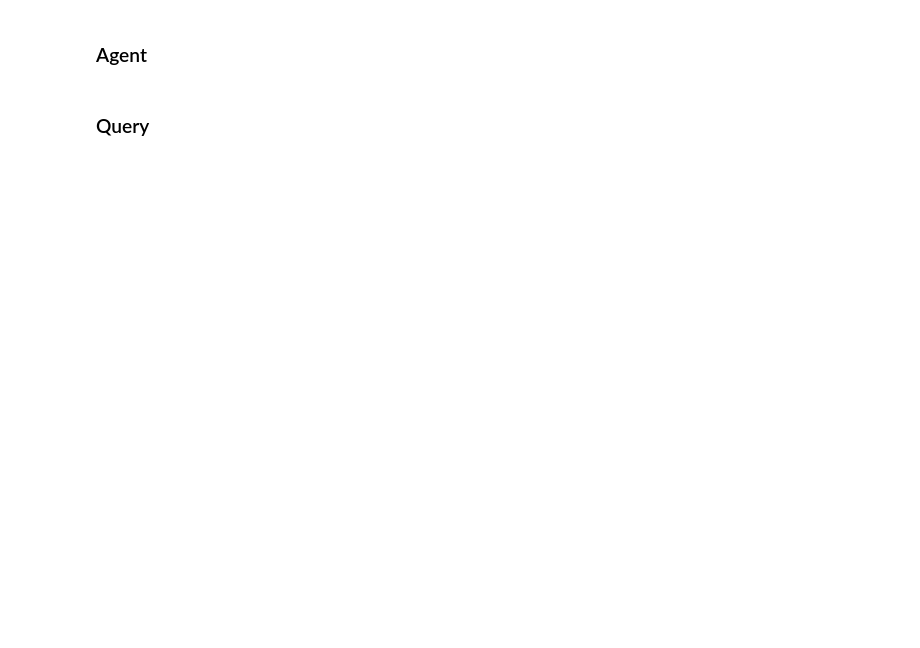
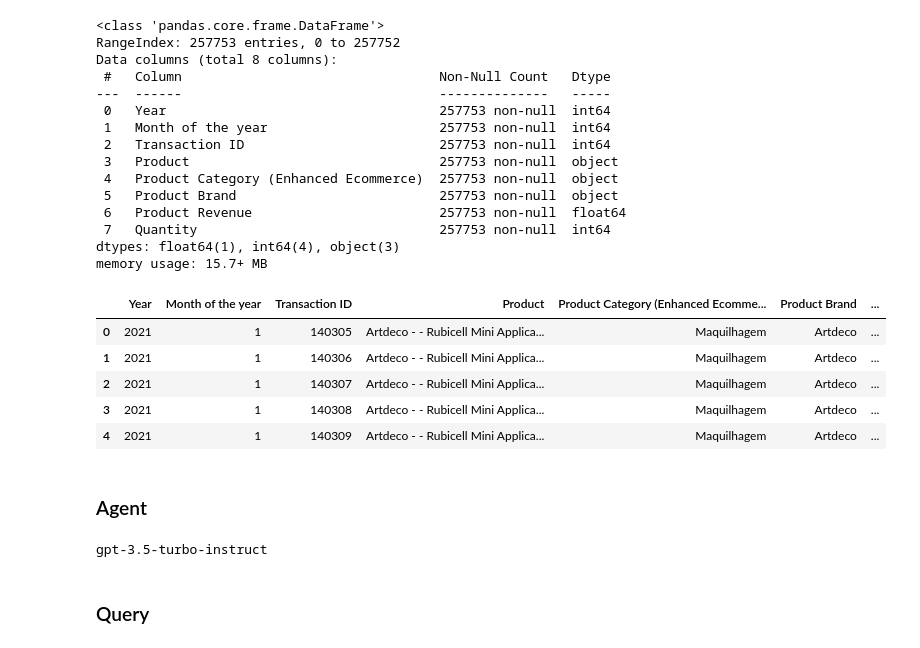
Before and after one commit to melogabriel/langchain-chatgpt, a Jupyter notebook: LangChain_ChatGPT.ipynb, the cells around one changed output. Saved outputs shown, nothing was run; the diff lists cells and outputs as text; code cells hidden in the pictures; blank space fills up the shorter version.

```diff
--- a/LangChain_ChatGPT.ipynb
+++ b/LangChain_ChatGPT.ipynb
@@ -6,17 +14,35 @@
 # %%
-from langchain.agents import create_pandas_dataframe_agent
-from langchain.llms import OpenAI
-import os
+from langchain_experimental.agents.agent_toolkits import create_pandas_dataframe_agent
+# from langchain_openai import OpenAI
+from langchain_openai import AzureOpenAI
 import pandas as pd
-
-
-# Set the OpenAI API key
-os.environ["OPENAI_API_KEY"] = "your_api_key_here"
 
 df = pd.read_csv('perfumes.csv', delimiter=';')
 df = df.fillna(0)
 
 df.info()
 df.head()
+# %% [output]
+<class 'pandas.core.frame.DataFrame'>
+RangeIndex: 257753 entries, 0 to 257752
+Data columns (total 8 columns):
+ #   Column                                 Non-Null Count   Dtype
+---  ------                                 --------------   -----
+ 0   Year                                   257753 non-null  int64
+ 1   Month of the year                      257753 non-null  int64
+ 2   Transaction ID                         257753 non-null  int64
+ 3   Product                                257753 non-null  object
+ 4   Product Category (Enhanced Ecommerce)  257753 non-null  object
+ 5   Product Brand                          257753 non-null  object
+ 6   Product Revenue                        257753 non-null  float64
+ 7   Quantity                               257753 non-null  int64
+dtypes: float64(1), int64(4), object(3)
+memory usage: 15.7+ MB
+|  | Year | Month of the year | Transaction ID | Product | Product Category (Enhanced Ecomme... | Product Brand | ... |
+| 0 | 2021 | 1 | 140305 | Artdeco - - Rubicell Mini Applica... | Maquilhagem | Artdeco | ... |
+| 1 | 2021 | 1 | 140306 | Artdeco - - Rubicell Mini Applica... | Maquilhagem | Artdeco | ... |
+| 2 | 2021 | 1 | 140307 | Artdeco - - Rubicell Mini Applica... | Maquilhagem | Artdeco | ... |
+| 3 | 2021 | 1 | 140308 | Artdeco - - Rubicell Mini Applica... | Maquilhagem | Artdeco | ... |
+| 4 | 2021 | 1 | 140309 | Artdeco - - Rubicell Mini Applica... | Maquilhagem | Artdeco | ... |
 # %% [markdown]
 ### Agent
@@ -23,5 +56,11 @@ df.head()
 # %%
-agent = create_pandas_dataframe_agent(OpenAI(temperature=0, model_name='text-davinci-003'), df, verbose=True) #text-davinci-003
+# agent = create_pandas_dataframe_agent(OpenAI(), df, verbose=True)
+deployment_name = "openai-gpt-35-turbo-instruct"
+openai_llm = AzureOpenAI(api_key=os.getenv("AZURE_OPENAI_API_KEY"), api_version=os.getenv("OPENAI_API_VERSION"), azure_endpoint=os.getenv("AZURE_OPENAI_ENDPOINT"), deployment_name=deployment_name)
+# print(openai_llm.model_name)
+agent = create_pandas_dataframe_agent(openai_llm, df, verbose=True)
+# %% [output]
+gpt-3.5-turbo-instruct
 # %% [markdown]
 ### Query
 # %%
```
Also changed, not shown: parts of 15 cells of this notebook, 1 other file.
